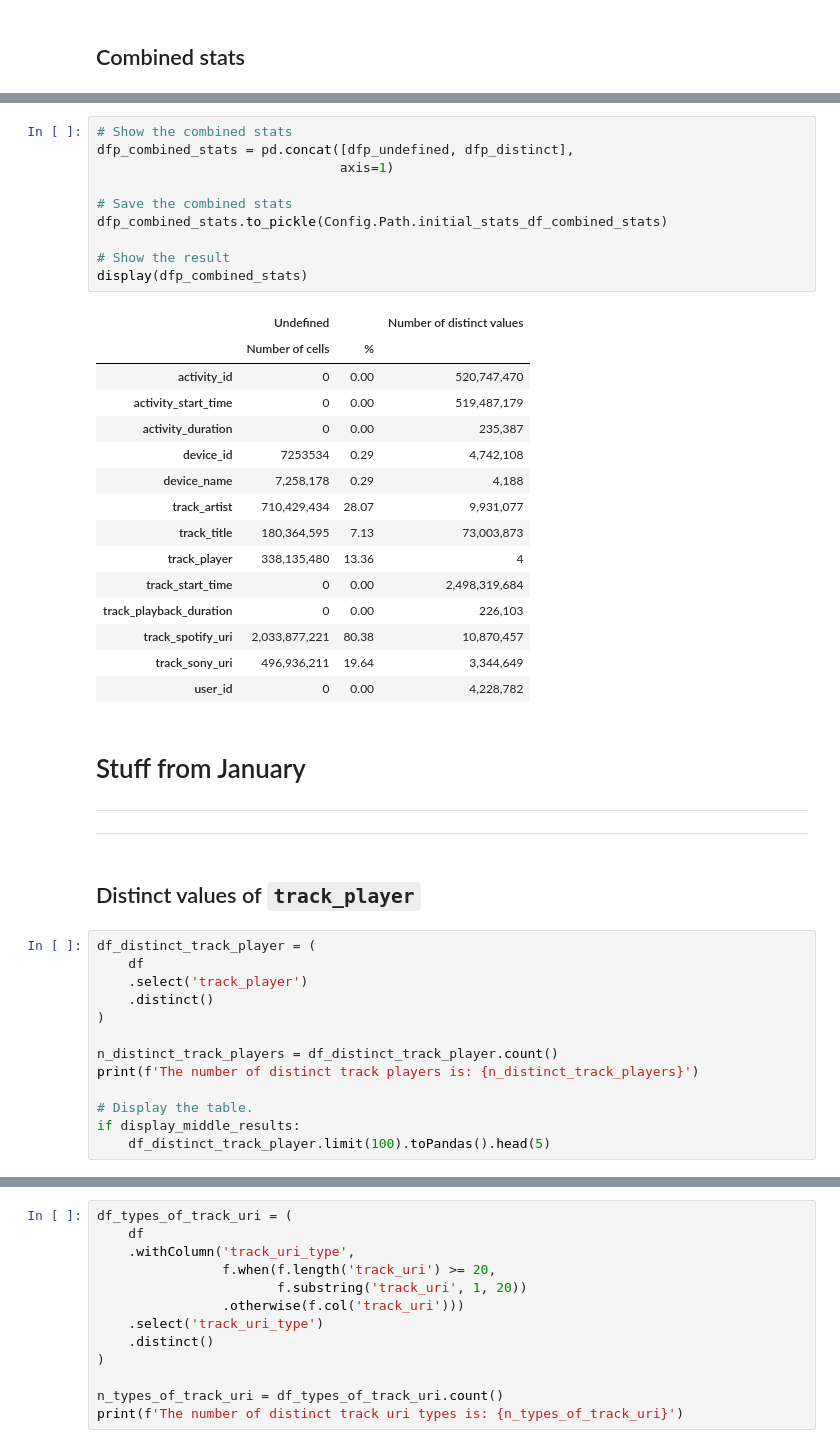
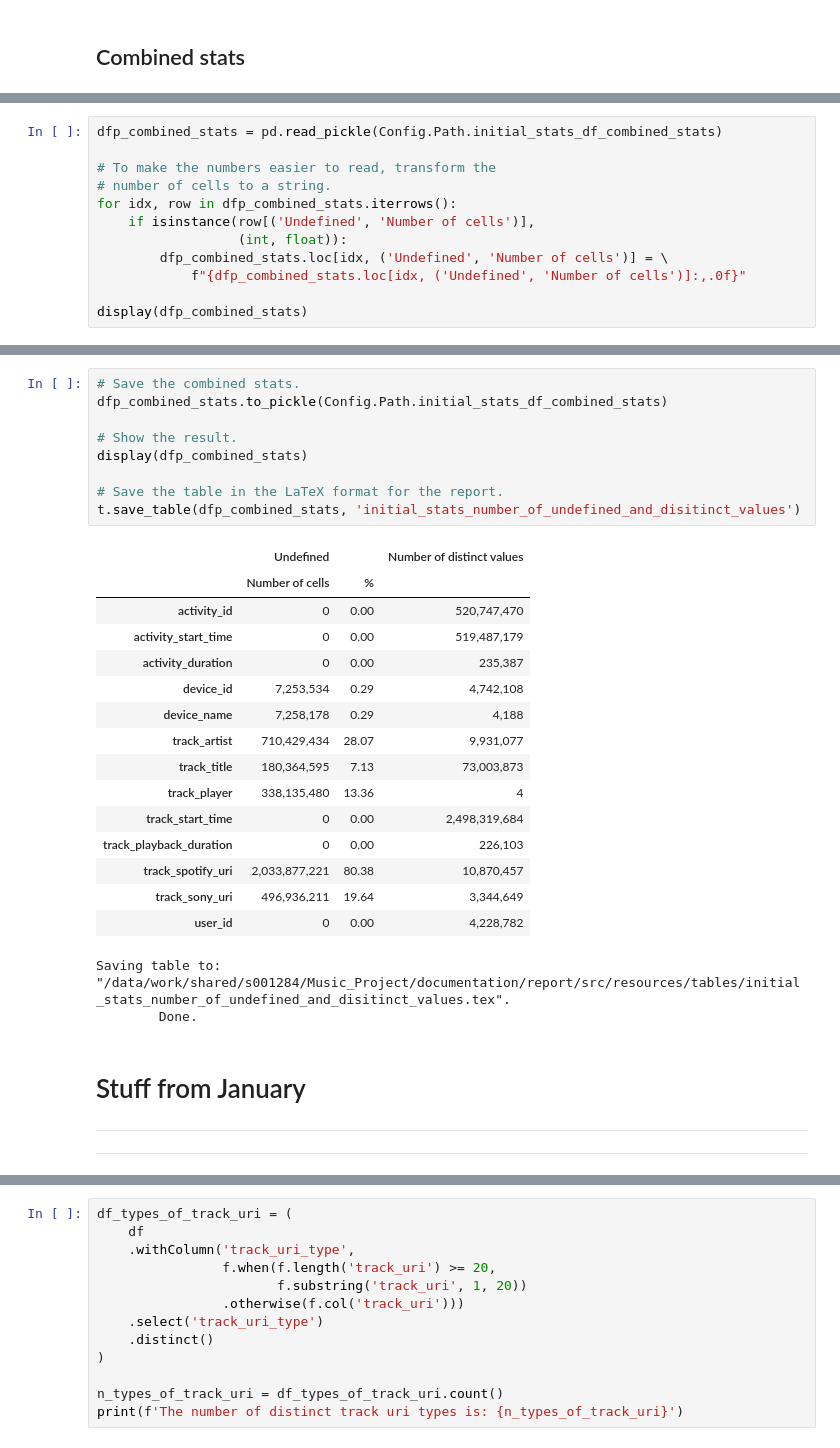
Before and after one commit to wojciechdk/Music_Spring_2021, a Jupyter notebook: initial_statistics.ipynb, the cells around one changed output, grey strips where cells are left out. Cells and saved outputs as stored; diff of their text form.

```diff
--- a/initial_statistics.ipynb
+++ b/initial_statistics.ipynb
@@ -471,0 +323,12 @@ display(dfp_distinct)
+# %%
+dfp_combined_stats = pd.read_pickle(Config.Path.initial_stats_df_combined_stats)
+
+# To make the numbers easier to read, transform the
+# number of cells to a string.
+for idx, row in dfp_combined_stats.iterrows():
+    if isinstance(row[('Undefined', 'Number of cells')],
+                  (int, float)):
+        dfp_combined_stats.loc[idx, ('Undefined', 'Number of cells')] = \
+            f"{dfp_combined_stats.loc[idx, ('Undefined', 'Number of cells')]:,.0f}"
+
+display(dfp_combined_stats)
@@ -472,20 +351,19 @@ display(dfp_distinct)
 # %%
-# Show the combined stats
-dfp_combined_stats = pd.concat([dfp_undefined, dfp_distinct],
-                               axis=1)
-
-# Save the combined stats
+# Save the combined stats.
 dfp_combined_stats.to_pickle(Config.Path.initial_stats_df_combined_stats)
 
-# Show the result
+# Show the result.
 display(dfp_combined_stats)
+
+# Save the table in the LaTeX format for the report.
+t.save_table(dfp_combined_stats, 'initial_stats_number_of_undefined_and_disitinct_values')
 # %% [output]
 |  | Undefined |  | Number of distinct values |
 |  | Number of cells | % |  |
 | activity_id | 0 | 0.00 | 520,747,470 |
 | activity_start_time | 0 | 0.00 | 519,487,179 |
 | activity_duration | 0 | 0.00 | 235,387 |
-| device_id | 7253534 | 0.29 | 4,742,108 |
+| device_id | 7,253,534 | 0.29 | 4,742,108 |
 | device_name | 7,258,178 | 0.29 | 4,188 |
 | track_artist | 710,429,434 | 28.07 | 9,931,077 |
 | track_title | 180,364,595 | 7.13 | 73,003,873 |
@@ -495,22 +373,9 @@ display(dfp_combined_stats)
 | track_spotify_uri | 2,033,877,221 | 80.38 | 10,870,457 |
 | track_sony_uri | 496,936,211 | 19.64 | 3,344,649 |
 | user_id | 0 | 0.00 | 4,228,782 |
+Saving table to: "/data/work/shared/s001284/Music_Project/documentation/report/src/resources/tables/initial_stats_number_of_undefined_and_disitinct_values.tex".
+        Done.
 # %% [markdown]
 # Stuff from January
 <hr style="border:2px solid black"></hr>
 <hr style="border:2px solid black"></hr>
-# %% [markdown]
-## Distinct values of `track_player`
-# %%
-df_distinct_track_player = (
-    df
-    .select('track_player')
-    .distinct()
-)
-
-n_distinct_track_players = df_distinct_track_player.count()
-print(f'The number of distinct track players is: {n_distinct_track_players}')
-
-# Display the table.
-if display_middle_results:
-    df_distinct_track_player.limit(100).toPandas().head(5)
```
Also changed, not shown: parts of 92 cells of this notebook, 1 other file.
